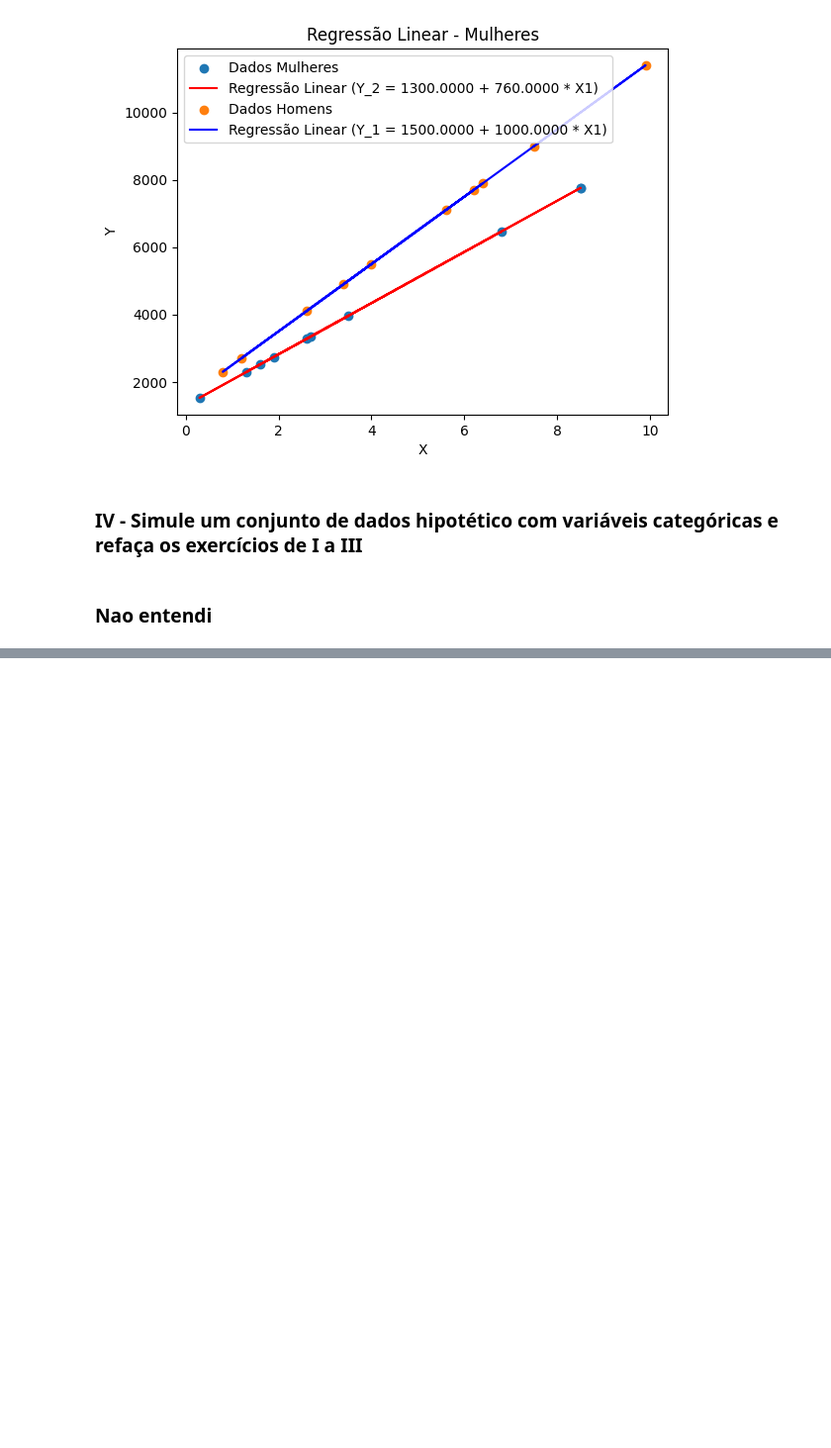
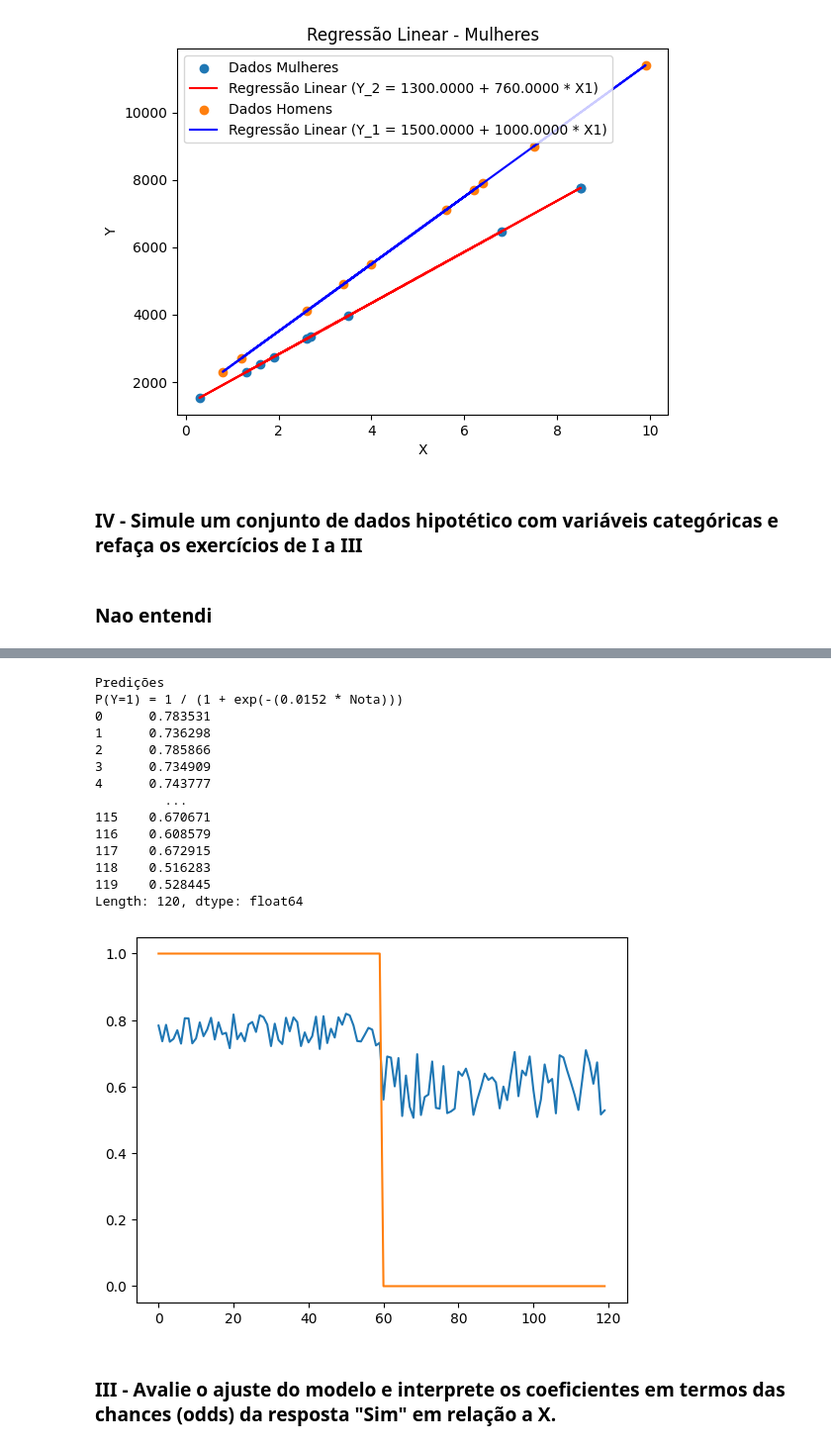
Before and after one commit to glaucofilho/CEDS-805, a Jupyter notebook: Exercicios/categoricas.ipynb, the cells around one changed output, grey strips where cells are left out. Shown: that part at 99% size. Cells and saved outputs as stored; diff of their text form; code cells hidden in the pictures; blank space fills up the shorter version.

```diff
--- a/Exercicios/categoricas.ipynb
+++ b/Exercicios/categoricas.ipynb
@@ -199,0 +206,8 @@ plt.show()
+# %%
+df = pd.read_csv('notas_alunos.csv',sep=';',decimal=',')
+df['Aprovado'] = (df["Aprovado"] == 'Sim').astype(int)
+Y = df.Aprovado
+X = df[[
+    'Nota'
+]]
+# X = sm.add_constant(X) # Retirado porque gerou matriz singular
@@ -199,0 +216,3 @@ plt.show()
+# %%
+modelo = sm.Logit(Y, X).fit(maxiter=100)
+print(modelo.summary())
@@ -199,0 +237,25 @@ plt.show()
+# %%
+print("Predições")
+print('P(Y=1) = 1 / (1 + exp(-(0.0152 * Nota)))')
+print(modelo.predict(X))
+plt.plot(modelo.predict(X))
+plt.plot(Y)
+plt.show()
+# %% [output]
+Predições
+P(Y=1) = 1 / (1 + exp(-(0.0152 * Nota)))
+0      0.783531
+1      0.736298
+2      0.785866
+3      0.734909
+4      0.743777
+         ...
+115    0.670671
+116    0.608579
+117    0.672915
+118    0.516283
+119    0.528445
+Length: 120, dtype: float64
+[figure, added]
+# %% [markdown]
+### III - Avalie o ajuste do modelo e interprete os coeficientes em termos das chances (odds) da resposta "Sim" em relação a X.
```
Also changed, not shown: parts of 9 cells of this notebook, 1 other file.
